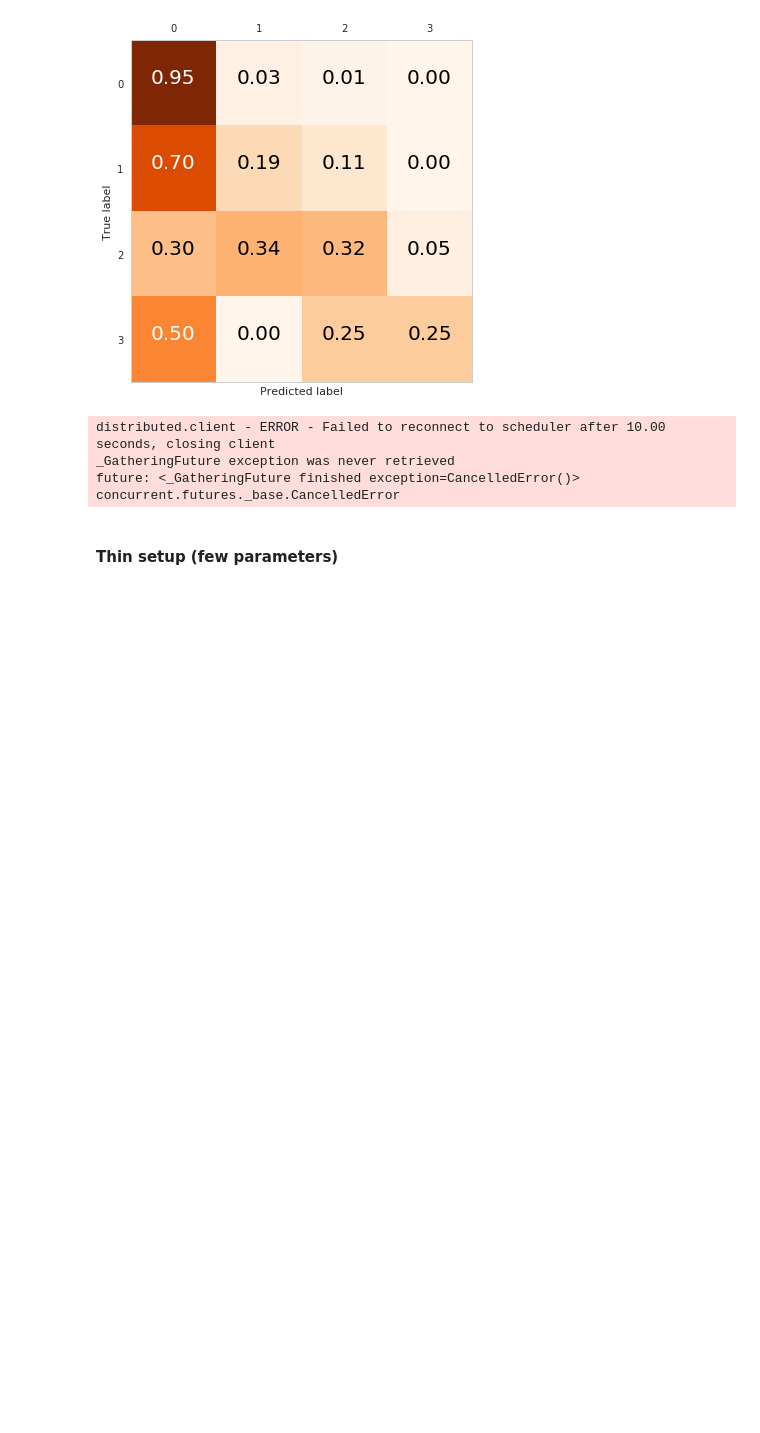
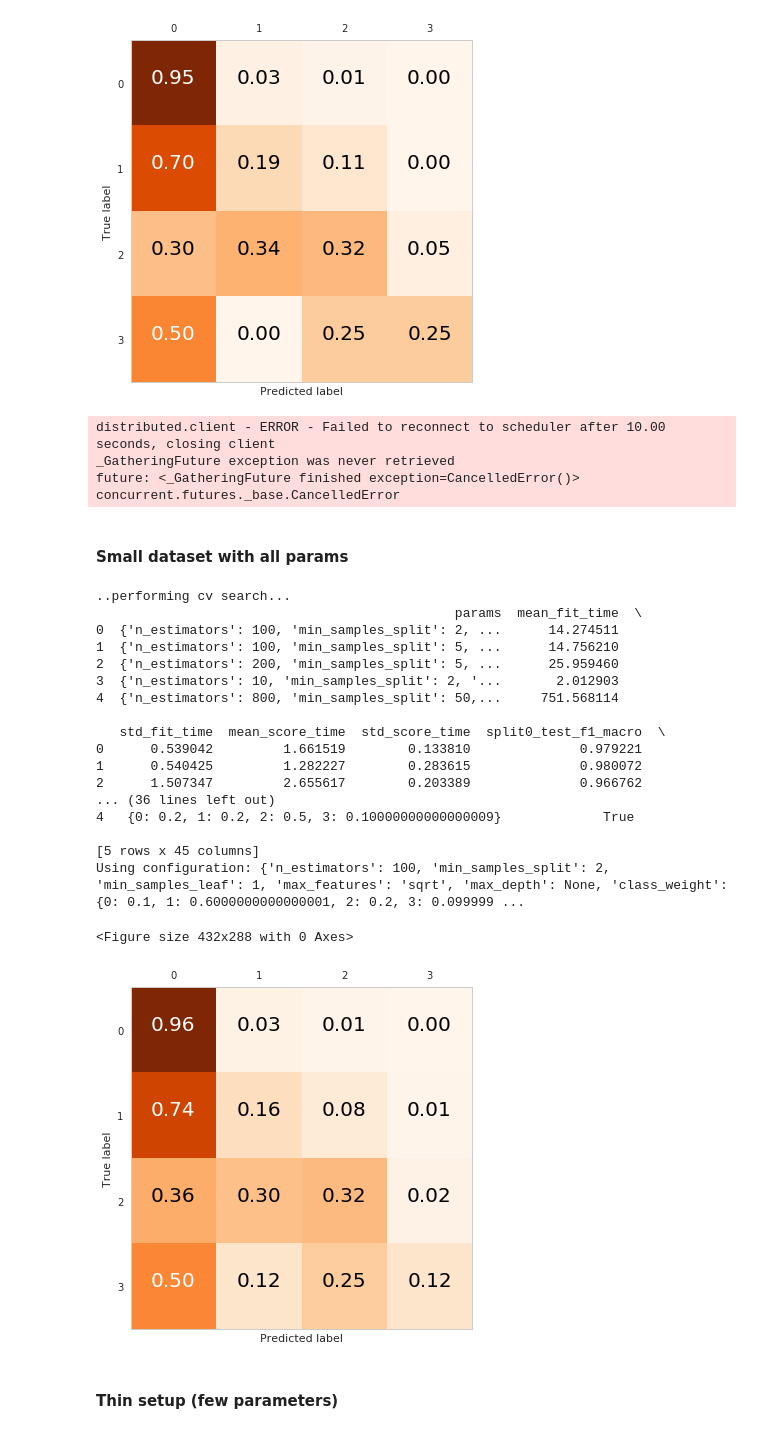
Before and after one commit to fmidev/sasse-polygon-process, a Jupyter notebook: notebooks/model_experiments.ipynb, the cells around one changed output. Cells and saved outputs as stored; diff of their text form; code cells hidden in the pictures; blank space fills up the shorter version.

Commit message:
Split dataset separately for case studies

```diff
--- a/notebooks/model_experiments.ipynb
+++ b/notebooks/model_experiments.ipynb
@@ -518,6 +545,32 @@ distributed.client - ERROR - Failed to reconnect to scheduler after 10.00 second
 _GatheringFuture exception was never retrieved
 future: <_GatheringFuture finished exception=CancelledError()>
 concurrent.futures._base.CancelledError
+# %% [markdown]
+#### Small dataset with all params
+# %%
+model_res_small, cv_results = cv(RandomForestClassifier(n_jobs=-1), param_grid_rfc, X_res, y_res, n_iter=50)
+y_pred_res_small = model_res_small.predict(X_test)
+plot_confusion_matrix(y_test, y_pred_res_small, range(0,4), normalize=True, cmap=plt.cm.Oranges)
+# %% [output]
+..performing cv search...
+                                              params  mean_fit_time  \
+0  {'n_estimators': 100, 'min_samples_split': 2, ...      14.274511
+1  {'n_estimators': 100, 'min_samples_split': 5, ...      14.756210
+2  {'n_estimators': 200, 'min_samples_split': 5, ...      25.959460
+3  {'n_estimators': 10, 'min_samples_split': 2, '...       2.012903
+4  {'n_estimators': 800, 'min_samples_split': 50,...     751.568114
+
+   std_fit_time  mean_score_time  std_score_time  split0_test_f1_macro  \
+0      0.539042         1.661519        0.133810              0.979221
+1      0.540425         1.282227        0.283615              0.980072
+2      1.507347         2.655617        0.203389              0.966762
+... (36 lines left out)
+4   {0: 0.2, 1: 0.2, 2: 0.5, 3: 0.10000000000000009}             True
+
+[5 rows x 45 columns]
+Using configuration: {'n_estimators': 100, 'min_samples_split': 2, 'min_samples_leaf': 1, 'max_features': 'sqrt', 'max_depth': None, 'class_weight': {0: 0.1, 1: 0.6000000000000001, 2: 0.2, 3: 0.099999 ...
+<Figure size 432x288 with 0 Axes>
+[figure, added]
 # %% [markdown]
 #### Thin setup (few parameters)
 # %%
```
Also changed, not shown: parts of 47 cells of this notebook, 5 other files.
